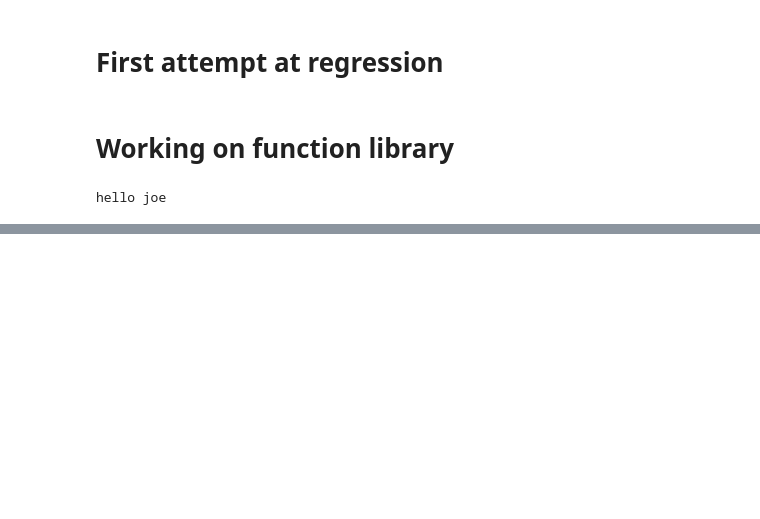
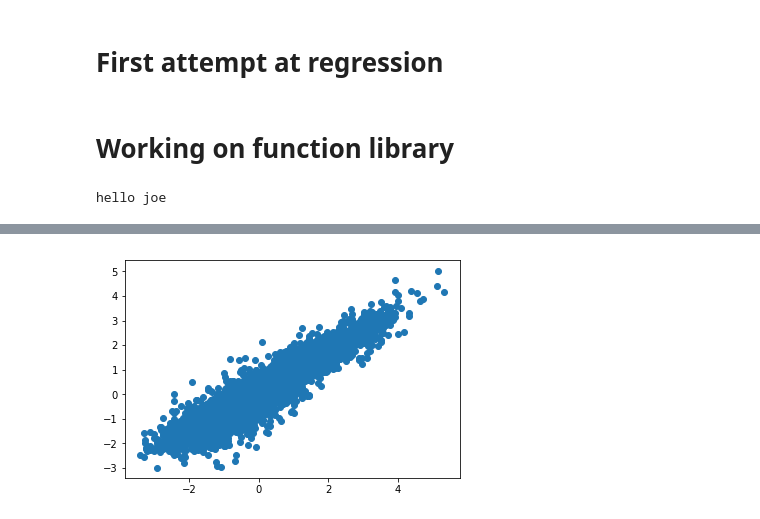
Before and after one commit to JoeDown/King-County-Linear-Regression-Price-Prediction, a Jupyter notebook: nick-scratch.ipynb, the cells around one changed output, grey strips where cells are left out. Cells and saved outputs as stored; diff of their text form; code cells hidden in the pictures; blank space fills up the shorter version.

Commit message:
Added new helper functions.

```diff
--- a/nick-scratch.ipynb
+++ b/nick-scratch.ipynb
@@ -1162,0 +1118,82 @@ _ = df.hist(figsize=(12,12))
+# %%
+df = load_kc_data(filename='kc_house_data.csv', verbose=False)
+
+df = replace_with_year(df, 'date')
+
+na_columns = check_for_na_values(df)
+
+df = drop_columns(df, ["id"])
+
+df = drop_na_rows(df, ["waterfront", "view"])
+
+na_columns = check_for_na_values(df)
+
+df = convert_columns_with_types(df, "yr_renovated", int, fill_na=True)
+
+df = replace_values_with_another_column(df, [0], "yr_renovated", "yr_built", replace_na=True)
+
+na_columns = check_for_na_values(df)
+
+nonnumeric_columns = check_for_nonnumeric_columns(df, print_num_unique_values=5)
+
+# df = drop_rows_with_value(df, 'sqft_basement', '?')
+df = replace_values_with_value(df, '?', 'sqft_basement', '0.0')
+
+nonnumeric_columns = check_for_nonnumeric_columns(df, print_num_unique_values=5)
+
+df = convert_columns_with_function(df, "sqft_basement", pd.to_numeric)
+
+nonnumeric_columns = check_for_nonnumeric_columns(df, print_num_unique_values=5)
+
+columns_with_zeros = check_for_zeros(df)
+
+df = binarize_column(df, "view", new_column_name="was_viewed")
+
+df = binarize_column(df, "sqft_basement", new_column_name="has_basement")
+
+df = add_dummy_zipcodes(df)
+
+df, log_transformed_columns = log_transform_columns(df, ['price', 'bedrooms', 'bathrooms',
+                                'sqft_living', 'sqft_lot', 'floors',
+                                'condition', 'grade', 'sqft_above',
+                                'sqft_living15', 'sqft_lot15'],
+                           replace_only_when_improved=True, verbose=False)
+
+columns_to_standardize = ['price', 'bedrooms', 'bathrooms',
+                                'sqft_living', 'sqft_lot', 'floors',
+                                'condition', 'grade', 'sqft_above',
+                                'sqft_living15', 'sqft_lot15']
+df = scale_and_normalize_columns(df, columns_to_standardize, [standardization]*len(columns_to_standardize))
+
+# check_for_linear_correlations(df, target='price')
+
+# check_for_normality(df)
+
+linreg = build_linear_model_sklearn(df, "price")
+predictions = get_predictions_from_linear_model_sklearn(df, linreg, "price")
+plot_predictions_vs_reality(df, "price", predictions)
+rmse = get_RMSE_from_linear_model_sklearn(df, linreg, "price")
+print(rmse)
+rsq = get_rsq_sklearn(df, linreg, "price")
+print(rsq)
+adjusted_rsq = get_adjusted_rsq_sklearn(df, linreg, "price")
+print(adjusted_rsq)
+scores = perform_cross_validation_sklearn(df, "price", cv=5)
+print(scores)
+
+#rfe_features = recursive_feature_elimination_get_features(df, "price", n_features_to_select=int(len(df.columns)*0.90))
+rfe_features = recursive_feature_elimination_get_features(df, "price")
+print(rfe_features)
+df = df.loc[:,rfe_features + ["price"]]
+linreg = build_linear_model_sklearn(df, "price")
+predictions = get_predictions_from_linear_model(df, linreg, "price")
+plot_predictions_vs_reality(df, "price", predictions)
+rmse = get_RMSE_from_linear_model_sklearn(df, linreg, "price")
+print(rmse)
+rsq = get_rsq_sklearn(df, linreg, "price")
+print(rsq)
+adjusted_rsq = get_adjusted_rsq_sklearn(df, linreg, "price")
+print(adjusted_rsq)
+scores = perform_cross_validation_sklearn(df, "price", cv=5)
+print(scores)
+# %% [output]
@@ -1162,0 +1217 @@ _ = df.hist(figsize=(12,12))
+[figure, added]
```
Also changed, not shown: parts of 24 cells of this notebook, 1 other file.
